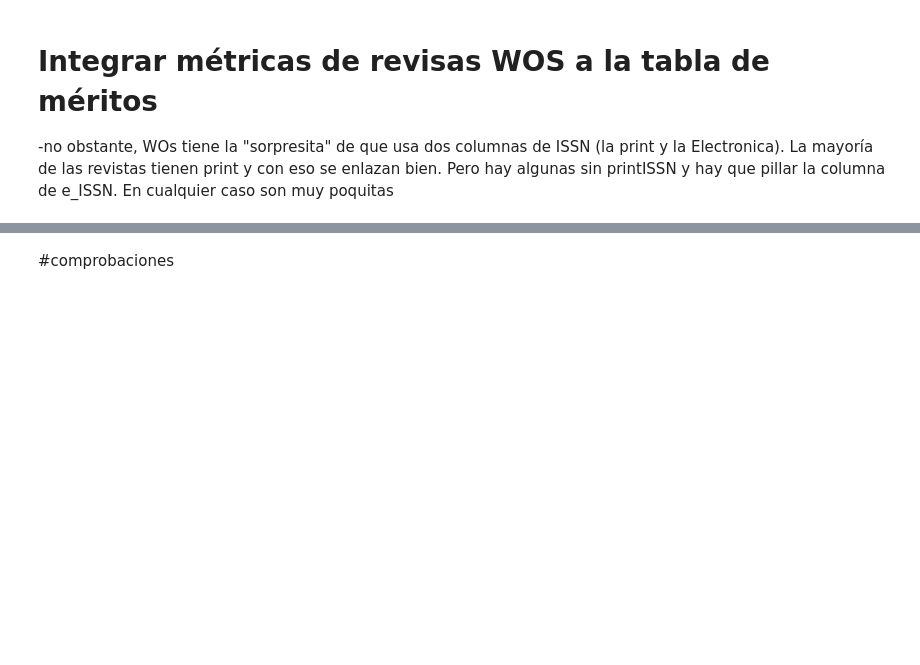
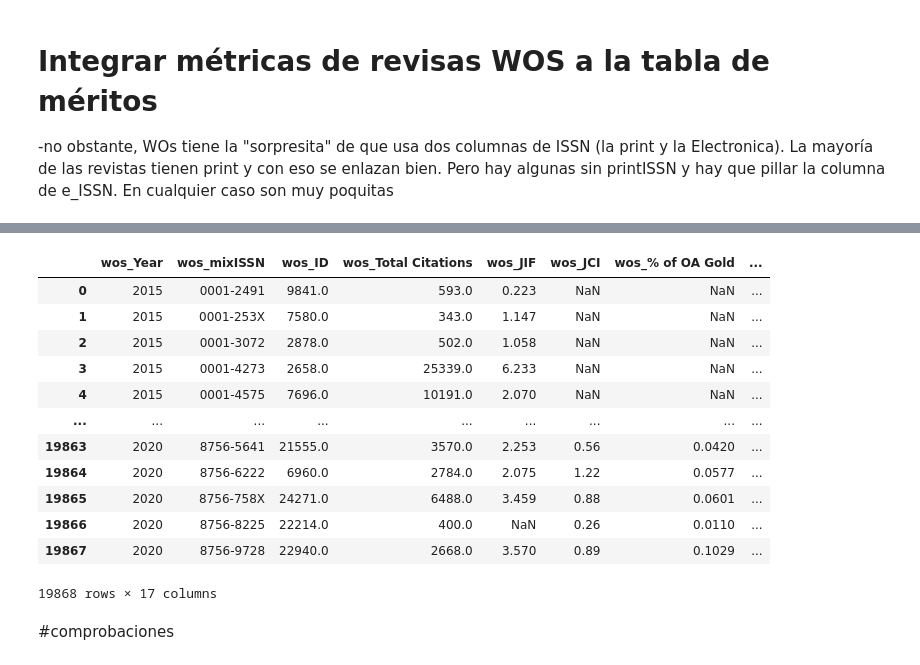
Before and after one commit to jamg-upv/Impacto-citas-articulo, a Jupyter notebook: impactoencitas.ipynb, the cells around one changed output, grey strips where cells are left out. Saved outputs shown, nothing was run; the diff lists cells and outputs as text; code cells hidden in the pictures; blank space fills up the shorter version.

```diff
--- a/impactoencitas.ipynb
+++ b/impactoencitas.ipynb
@@ -892,0 +860,21 @@ dfOrderedNoDup.groupby(['CsYear','ScopusSourceID'], as_index=False).mean()
+# %%
+### APARCADO
+#calcular una columna de percentil JCI (aunque no creo que "sirva de verdad" porque el JCI ya está normalizado)
+# puedo comprobar que un JCI de 1 -que representa "lo normal, el promedio" es equivalente al percentil 50
+#no será exacto porque el JCI promedia los CNCI de los articulos por categoria y año, luego todos los años y luego todas las categorias de las revistas
+# lo que se presenta separado por categorias es el PERCENTIL. PEro el JCI ya es un agregado de las distintas categorias (y solo hay uno por revista)
+# hacer un percentil de algo que ya está normalizado (referido a la media me parece un poco absurdo)
+
+
+
+JournalMetricsWos['JCIpercentil'] = JournalMetricsWos.groupby(['Year','Category'])['JCI'].transform(lambda x: x.quantile(.11))
+JournalMetricsWos.to_csv('JournalMetricsWosConPERCEntJCI.csv',encoding='utf-8', index=False)
+#no sale un percentile.. sino que salen unos numeros "raros"
+#lo calculo a mano, con la formula del percentil pero hay que hacer el rango por grupos de año y categoria, con eso sale todo
+#puedo intentarlo con una instrucción
+sz = temp['INCOME'].size-1
+temp['PCNT_LIN'] = temp['INCOME'].rank(method='max').apply(lambda x: 100.0*(x-1)/sz)
+
+# o puedo crear una columna para el rango  otra para Out Of (que es el ranks.max) en cada categoria
+ranks = num.rank()
+(ranks - ranks.min())/(ranks.max() - ranks.min())
@@ -893,2 +978,19 @@ dfOrderedNoDup.groupby(['CsYear','ScopusSourceID'], as_index=False).mean()
+# %%
+#completar la comprobación anterior
+dfOrderedNoDupwos.groupby(['wos_Year','wos_mixISSN'], as_index=False).mean()
+# %% [output]
+|  | wos_Year | wos_mixISSN | wos_ID | wos_Total Citations | wos_JIF | wos_JCI | wos_% of OA Gold | ... |
+| 0 | 2015 | 0001-2491 | 9841.0 | 593.0 | 0.223 | NaN | NaN | ... |
+| 1 | 2015 | 0001-253X | 7580.0 | 343.0 | 1.147 | NaN | NaN | ... |
+| 2 | 2015 | 0001-3072 | 2878.0 | 502.0 | 1.058 | NaN | NaN | ... |
+| 3 | 2015 | 0001-4273 | 2658.0 | 25339.0 | 6.233 | NaN | NaN | ... |
+| 4 | 2015 | 0001-4575 | 7696.0 | 10191.0 | 2.070 | NaN | NaN | ... |
+| ... | ... | ... | ... | ... | ... | ... | ... | ... |
+| 19863 | 2020 | 8756-5641 | 21555.0 | 3570.0 | 2.253 | 0.56 | 0.0420 | ... |
+| 19864 | 2020 | 8756-6222 | 6960.0 | 2784.0 | 2.075 | 1.22 | 0.0577 | ... |
+| 19865 | 2020 | 8756-758X | 24271.0 | 6488.0 | 3.459 | 0.88 | 0.0601 | ... |
+| 19866 | 2020 | 8756-8225 | 22214.0 | 400.0 | NaN | 0.26 | 0.0110 | ... |
+| 19867 | 2020 | 8756-9728 | 22940.0 | 2668.0 | 3.570 | 0.89 | 0.1029 | ... |
+19868 rows × 17 columns
 # %%
 #Dejarlo como un archivo fijo
```
Also changed, not shown: parts of 9 cells of this notebook.
